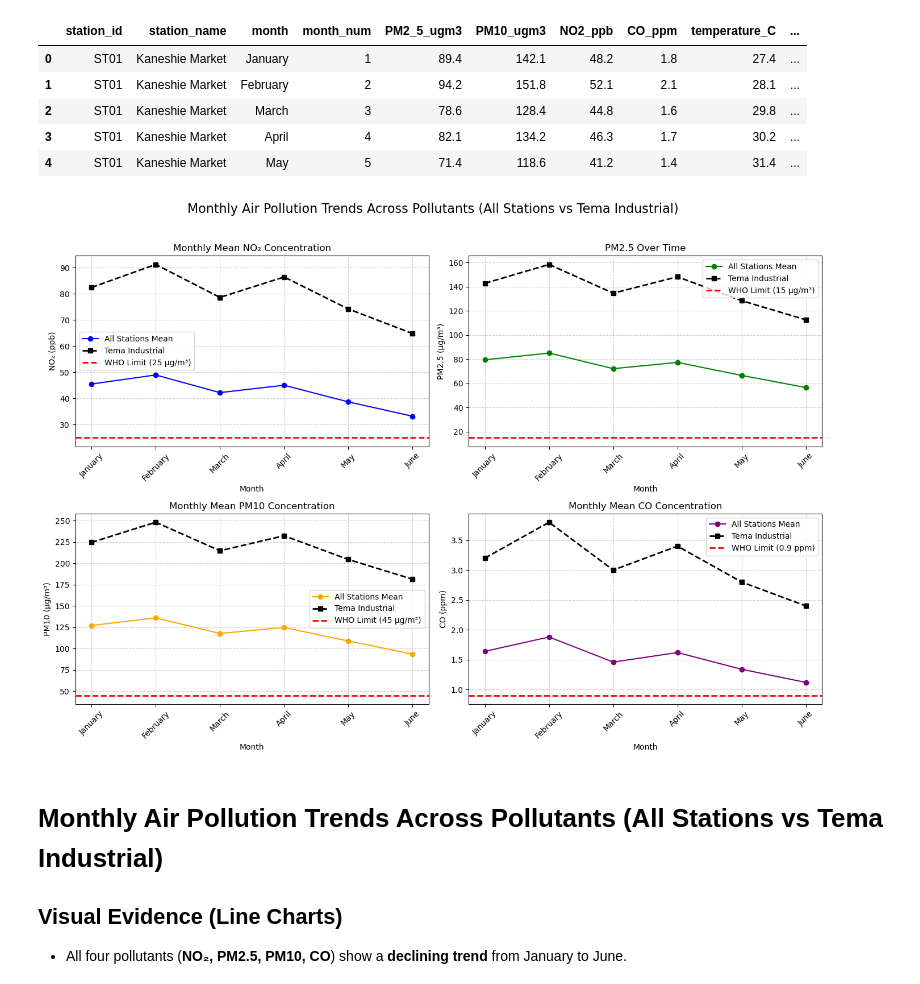
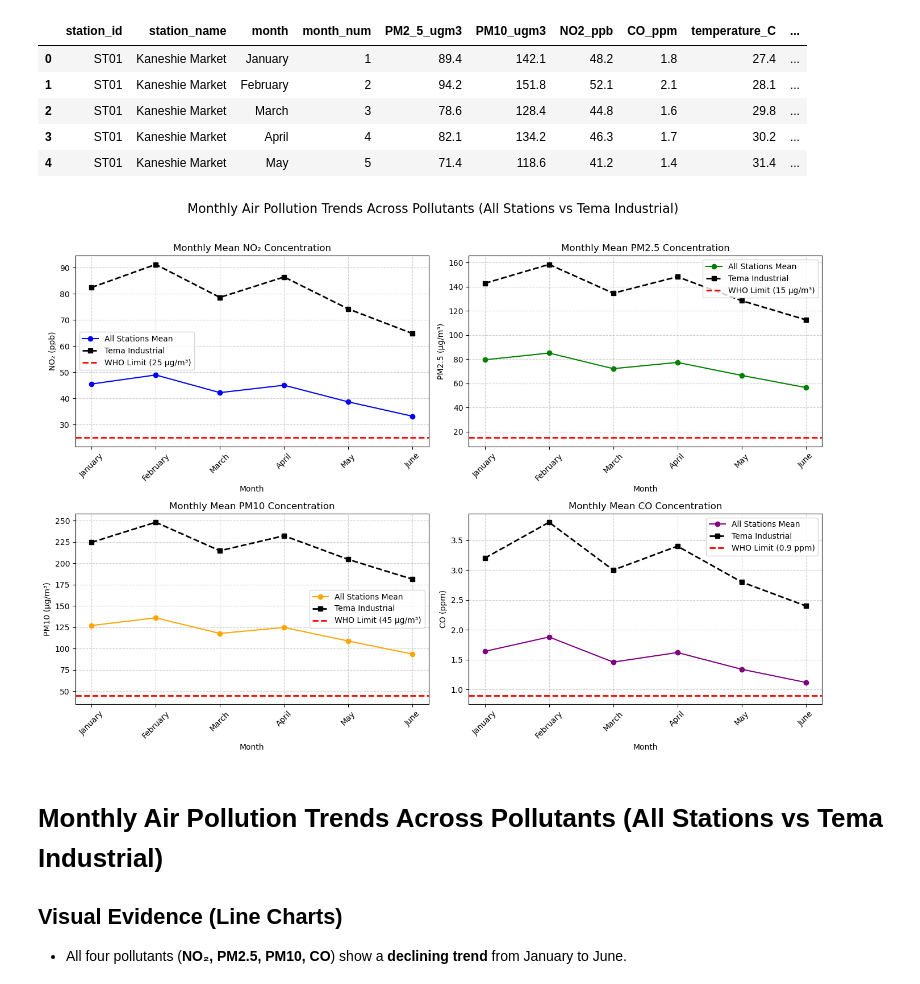
Before and after one commit to KojoFocus/accra_air_quality_anlysis, a Jupyter notebook: notebooks/analysis.ipynb, the cells around one changed output. Saved outputs shown, nothing was run; the diff lists cells and outputs as text; code cells hidden in the pictures.

```diff
--- a/notebooks/analysis.ipynb
+++ b/notebooks/analysis.ipynb
@@ -597,37 +597,37 @@ axes[1].plot(pm25_all.index, pm25_all.values, marker="o", color="green", label="
 axes[1].plot(pm25_tema.index, pm25_tema.values, marker=tema_marker, linestyle=tema_style,
              color=tema_color, linewidth=2, label="Tema Industrial")
 axes[1].axhline(y=15, linestyle="--", color="red", linewidth=2, label="WHO Limit (15 µg/m³)")
-axes[1].set_title("PM2.5 Over Time")
+axes[1].set_title("Monthly Mean PM2.5 Concentration")
 axes[1].set_xlabel("Month"); axes[1].set_ylabel("PM2.5 (µg/m³)")
 axes[1].tick_params(axis="x", rotation=45); axes[1].grid(True, linestyle="--", alpha=0.6)
 axes[1].legend()
 
 # PM10
 axes[2].plot(pm10_all.index, pm10_all.values, marker="o", color="orange", label="All Stations Mean")
 axes[2].plot(pm10_tema.index, pm10_tema.values, marker=tema_marker, linestyle=tema_style,
              color=tema_color, linewidth=2, label="Tema Industrial")
 axes[2].axhline(y=45, linestyle="--", color="red", linewidth=2, label="WHO Limit (45 µg/m³)")
 axes[2].set_title("Monthly Mean PM10 Concentration")
 axes[2].set_xlabel("Month"); axes[2].set_ylabel("PM10 (µg/m³)")
 axes[2].tick_params(axis="x", rotation=45); axes[2].grid(True, linestyle="--", alpha=0.6)
 axes[2].legend()
 
 # CO
 axes[3].plot(co_all.index, co_all.values, marker="o", color="purple", label="All Stations Mean")
 axes[3].plot(co_tema.index, co_tema.values, marker=tema_marker, linestyle=tema_style,
              color=tema_color, linewidth=2, label="Tema Industrial")
 axes[3].axhline(y=0.9, linestyle="--", color="red", linewidth=2, label="WHO Limit (0.9 ppm)")
 axes[3].set_title("Monthly Mean CO Concentration")
 axes[3].set_xlabel("Month"); axes[3].set_ylabel("CO (ppm)")
 axes[3].tick_params(axis="x", rotation=45); axes[3].grid(True, linestyle="--", alpha=0.6)
 axes[3].legend()
 
 # Layout
 fig.suptitle("Monthly Air Pollution Trends Across Pollutants (All Stations vs Tema Industrial)", fontsize=16)
 plt.tight_layout(rect=[0,0,1,0.96])
 plt.show()
 # %% [output]
-[figure, old version]
+[figure, new version]
 # %% [markdown]
 # Monthly Air Pollution Trends Across Pollutants (All Stations vs Tema Industrial)
 
```
Also changed, not shown: parts of 1 cell of this notebook.
